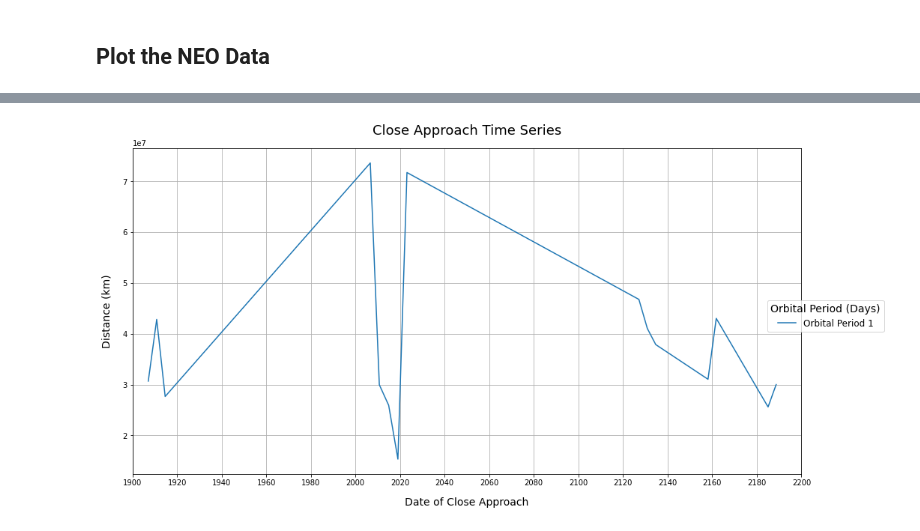
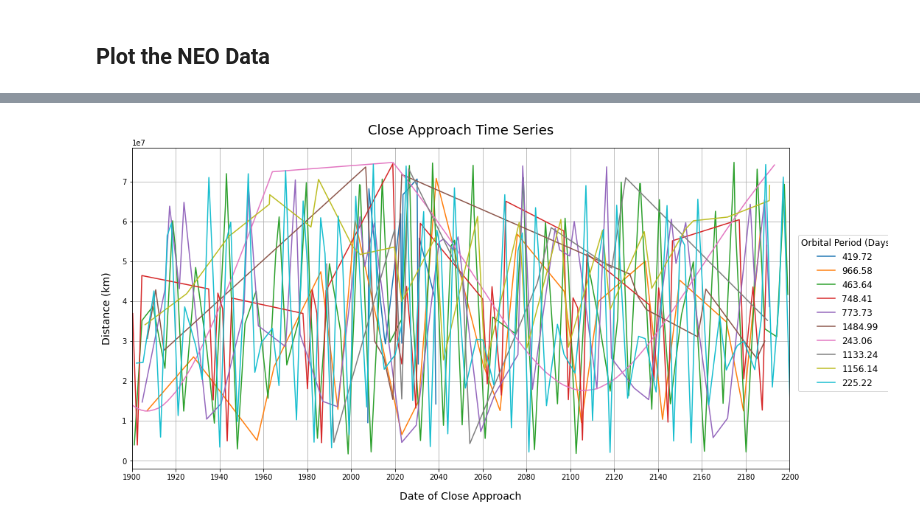
Before and after one commit to benchrisblair/cap-comp215, a Jupyter notebook: projects/project01.ipynb, the cells around one changed output, grey strips where cells are left out. Saved outputs shown, nothing was run; the diff lists cells and outputs as text; code cells hidden in the pictures.

```diff
--- a/projects/project01.ipynb
+++ b/projects/project01.ipynb
@@ -63,9 +68,10 @@ pprint(neos)
 # %% [markdown]
 ## Get Only Hazardous NEOs
 # %%
-# TODO: Check if user wants all NEOs or just hazardous ones
+if only_hazardous == True:
+    neo_ids = [neo['id'] for neo in neos if neo['is_potentially_hazardous_asteroid'] == True]
+else:
+    neo_ids = [neo['id'] for neo in neos]
 
-neo_ids = [neo['id'] for neo in neos if neo['is_potentially_hazardous_asteroid'] == True]
-
-pprint(neo_ids)
+pprint(neo_ids)  # TODO: Delete this line when finished
 # %% [output]
@@ -103,24 +126,2 @@ pprint(neo_datasets)
 # %% [markdown]
 ## Plot the NEO Data
-# %%
-test_data = [('1907-02-12', 30682925.241114773),
-             ('1910-11-23', 42840783.48025458),
-             ('1914-09-08', 27664306.71816039),
-             ('2006-09-02', 73624686.96946383),
-             ('2010-09-24', 29973599.53541521),
-             ('2014-12-01', 25930369.358416393),
-             ('2019-01-23', 15337001.32035814),
-             ('2023-02-14', 71746923.6144989),
-             ('2127-02-21', 46771294.35497006),
-             ('2130-12-05', 41041800.84695629),
-             ('2134-09-07', 37882454.081794634),
-             ('2158-02-16', 31052164.60374172),
-             ('2161-10-27', 43035178.716662034),
-             ('2185-01-21', 25602209.855127398),
-             ('2188-09-09', 30014023.90176618)]
-
-x = [datetime.date.fromisoformat(coord[0]) for coord in test_data]
-y = [coord[1] for coord in test_data]
-
-pprint(x)
-pprint(y)
@@ -145,23 +128,29 @@ pprint(y)
 # %%
 fig, ax = plt.subplots(figsize=(16,8))
 
 ax.set_title('Close Approach Time Series', fontsize=18, pad=18)
 
 ax.set_xlabel('Date of Close Approach', labelpad=14, fontsize=14)
 ax.set_ylabel('Distance (km)', labelpad=14, fontsize=14)
 
+# Borrowed from Matplotlib's guide
 locator = mdates.AutoDateLocator(maxticks=25)
 formatter = mdates.ConciseDateFormatter(locator)
 ax.xaxis.set_major_locator(locator)
 ax.xaxis.set_major_formatter(formatter)
 
 ax.set_xlim(left=datetime.date(1900, 1, 1), right=datetime.date(2200, 1, 1))
 
+ax.grid(True)
 
-ax.grid(True)
-ax.plot(x, y, label='Orbital Period 1')  # TODO: Replace 'Orbital Period 1' with numerical value
-fig.legend(title='Orbital Period (Days)', loc='right', title_fontsize=14, fontsize=12)
+for id in neo_datasets:
+    x = neo_datasets[id]['approach_dates']
+    y = neo_datasets[id]['miss_distances']
+    orbital_period = float(neo_datasets[id]['orbital_period'])
+    ax.plot(x, y, label=f'{orbital_period:.2f}')
+
+fig.legend(title='Orbital Period (Days)', loc='right', borderaxespad=-1, title_fontsize=12, fontsize=12)
 
 plt.show()
 # %% [output]
-[figure, old version]
+[figure, new version]
```
Also changed, not shown: parts of 12 cells of this notebook.
